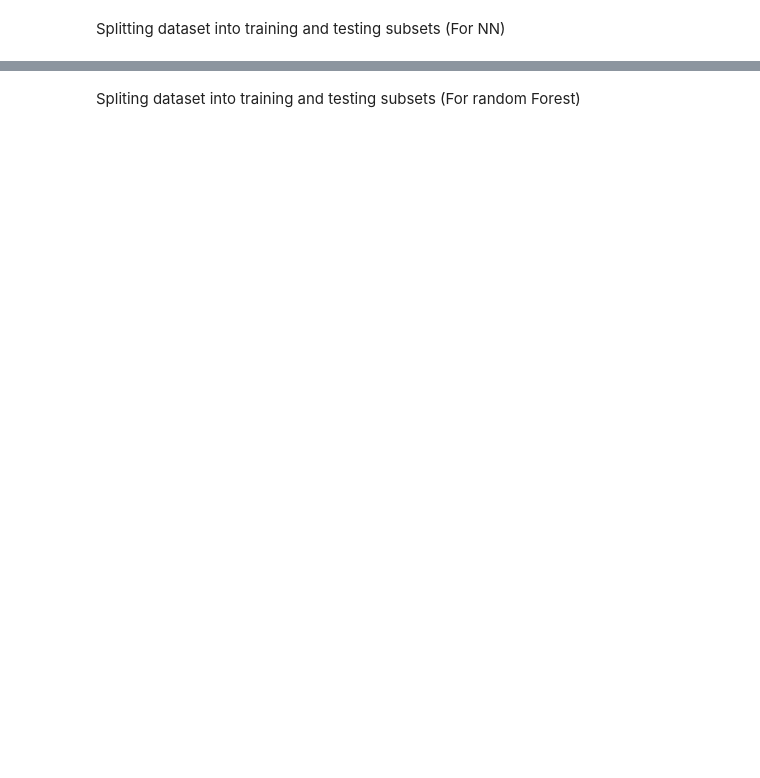
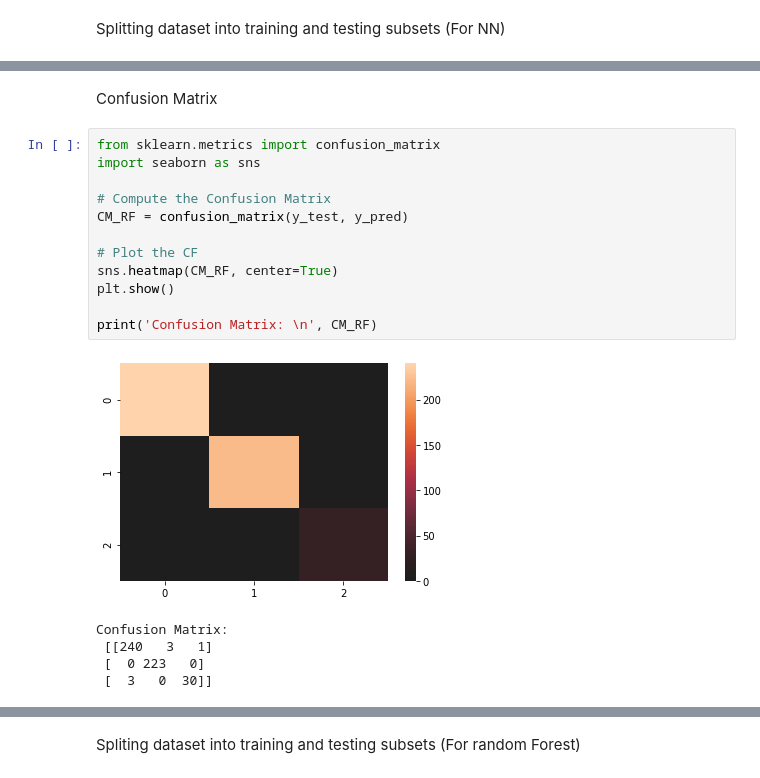
Before and after one commit to Alexandre-Frantz/Assignment-1, a Jupyter notebook: ML_technical_assignment_1_Alexandre_Frantz_0170616914.ipynb, the cells around one changed output, grey strips where cells are left out. Drawn from its saved outputs; the diff is of its cells as text; blank space fills up the shorter version.

```diff
--- a/ML_technical_assignment_1_Alexandre_Frantz_0170616914.ipynb
+++ b/ML_technical_assignment_1_Alexandre_Frantz_0170616914.ipynb
@@ -403,0 +420,20 @@ print(y_test_NN.shape)
+# %% [markdown]
+Confusion Matrix
+# %%
+from sklearn.metrics import confusion_matrix
+import seaborn as sns
+
+# Compute the Confusion Matrix
+CM_RF = confusion_matrix(y_test, y_pred)
+
+# Plot the CF
+sns.heatmap(CM_RF, center=True)
+plt.show()
+
+print('Confusion Matrix: \n', CM_RF)
+# %% [output]
+[figure, added]
+Confusion Matrix:
+ [[240   3   1]
+ [  0 223   0]
+ [  3   0  30]]
```
Also changed, not shown: parts of 71 cells of this notebook.
